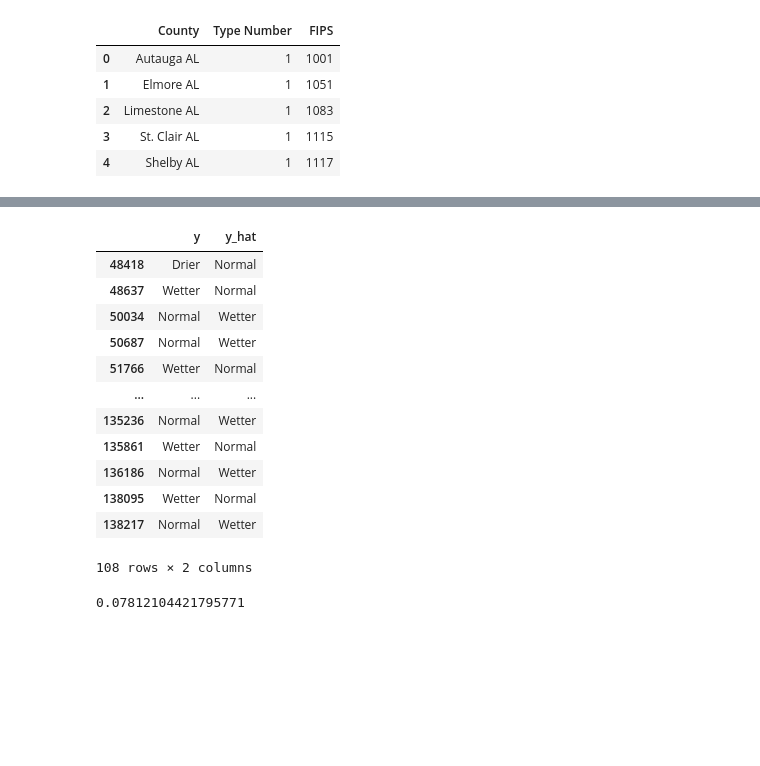
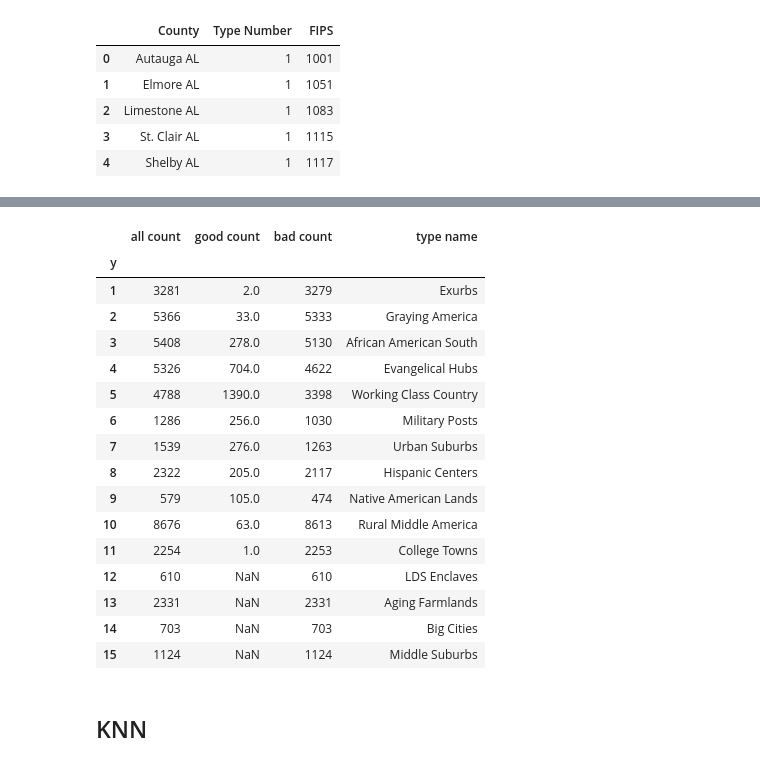
Before and after one commit to talajune/Ace_the_SATS, a Jupyter notebook: first_pass_climate.ipynb, the cells around one changed output, grey strips where cells are left out. Saved outputs shown, nothing was run; the diff lists cells and outputs as text; code cells hidden in the pictures; blank space fills up the shorter version.

Commit message:
add model comparision

```diff
--- a/first_pass_climate.ipynb
+++ b/first_pass_climate.ipynb
@@ -133,4 +150,23 @@ SVC()
+# %%
+#train test split
+
+from sklearn.model_selection import train_test_split
+
+X_train, X_test, y_train, y_test = train_test_split(
+     X, y, test_size=0.33, random_state=42)
+# %%
+from sklearn.linear_model import LinearRegression, LogisticRegression
+reg = LinearRegression().fit(X_train, y_train)
+
+#log = LogisticRegression().fit(X_train, y_train)
 # %%
 test = []
-for ma, std in zip(test_x.PRECIPITATION_MA, test_x.PRECIPITATION_DEVIATION_STDDEV):
-    test.append(clf.predict([[ma, std]])[0])
+for row in X_test.iterrows():
+    #print(row[1])
+    ma_t = row[1]['TEMPERATURE_MA']
+    std_t = row[1]['TEMPERATURE_DEVIATION_STDDEV']
+    ma_p = row[1]['PRECIPITATION_MA']
+    std_p = row[1]['PRECIPITATION_DEVIATION_STDDEV']
+    year = row[1]['YEAR']
+    season = row[1]['Season']
+    test.append(np.floor(reg.predict([[ma_t, std_t, ma_p, std_p, year, season]]))[0])
@@ -170,20 +173,37 @@ df2.head()
-# %%
-df2[df2.y != df2.y_hat]
-# %% [output]
-|  | y | y_hat |
-| 48418 | Drier | Normal |
-| 48637 | Wetter | Normal |
-| 50034 | Normal | Wetter |
-| 50687 | Normal | Wetter |
-| 51766 | Wetter | Normal |
-| ... | ... | ... |
-| 135236 | Normal | Wetter |
-| 135861 | Wetter | Normal |
-| 136186 | Normal | Wetter |
-| 138095 | Wetter | Normal |
-| 138217 | Normal | Wetter |
-108 rows × 2 columns
-# %%
-(len(df2[df2.y != df2.y_hat]) / len(df)) * 100
-# %% [output]
-0.07812104421795771
+# %%
+df_test = pd.DataFrame(columns=['y', 'y_hat'])
+df_test.y = y_test['Type Number']
+df_test.y_hat = test
+# %%
+all_ = df_test.groupby(df_test.y).count()
+
+df_good = df_test[df_test.y == df_test.y_hat]
+good = df_good.groupby(df_good.y).count()
+
+df_bad = df_test[df_test.y != df_test.y_hat]
+bad = df_bad.groupby(df_bad.y).count()
+
+df_compare_reg = pd.concat([all_, good, bad], axis=1)
+df_compare_reg.columns = ['all count', 'good count', 'bad count']
+df_compare_reg['type name'] = fips_dict.values()
+df_compare_reg
+# %% [output]
+|  | all count | good count | bad count | type name |
+| y |  |  |  |  |
+| 1 | 3281 | 2.0 | 3279 | Exurbs |
+| 2 | 5366 | 33.0 | 5333 | Graying America |
+| 3 | 5408 | 278.0 | 5130 | African American South |
+| 4 | 5326 | 704.0 | 4622 | Evangelical Hubs |
+| 5 | 4788 | 1390.0 | 3398 | Working Class Country |
+| 6 | 1286 | 256.0 | 1030 | Military Posts |
+| 7 | 1539 | 276.0 | 1263 | Urban Suburbs |
+| 8 | 2322 | 205.0 | 2117 | Hispanic Centers |
+| 9 | 579 | 105.0 | 474 | Native American Lands |
+| 10 | 8676 | 63.0 | 8613 | Rural Middle America |
+| 11 | 2254 | 1.0 | 2253 | College Towns |
+| 12 | 610 | NaN | 610 | LDS Enclaves |
+| 13 | 2331 | NaN | 2331 | Aging Farmlands |
+| 14 | 703 | NaN | 703 | Big Cities |
+| 15 | 1124 | NaN | 1124 | Middle Suburbs |
+# %% [markdown]
+## KNN
```
Also changed, not shown: parts of 49 cells of this notebook, 4 other files.
